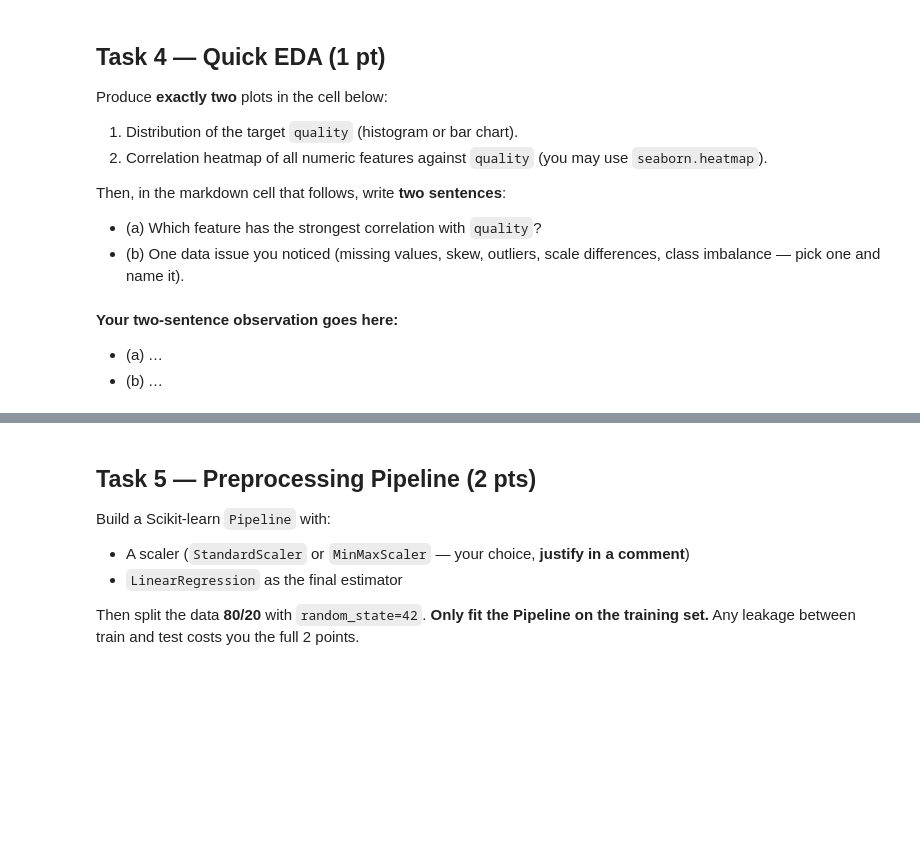
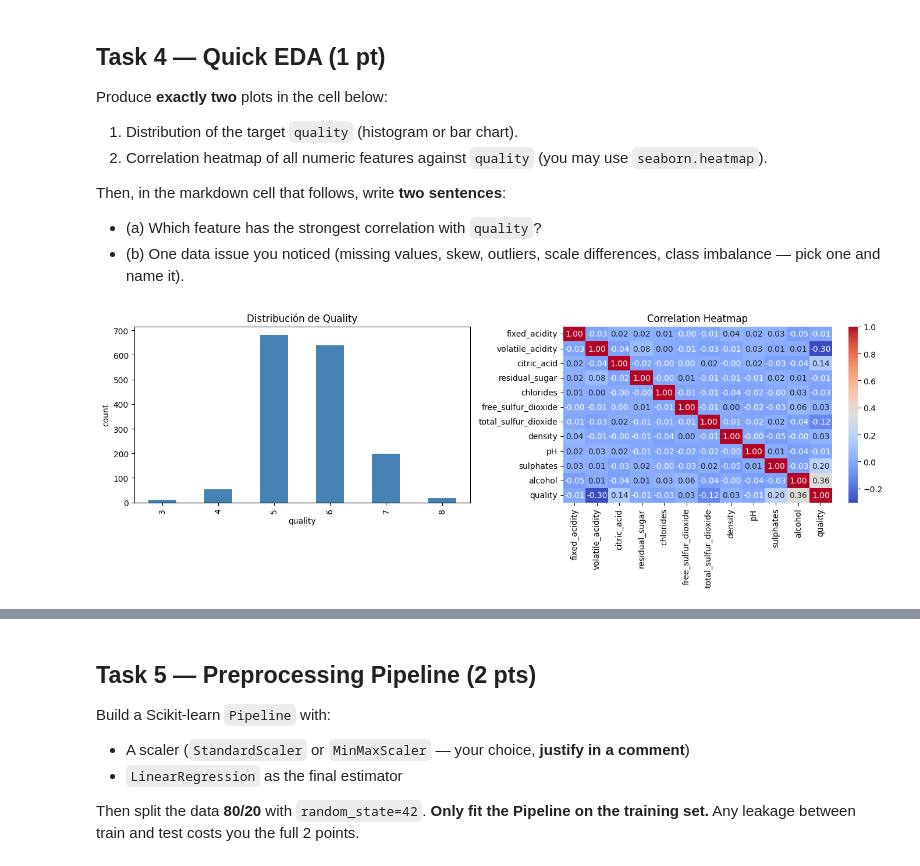
Before and after one commit to CtrlAltBryan/Machine-Learning-6-SIN-A-Mar-Jul-2026, a Jupyter notebook: notebooks/exam.ipynb, the cells around one changed output, grey strips where cells are left out. Saved outputs shown, nothing was run; the diff lists cells and outputs as text; code cells hidden in the pictures; blank space fills up the shorter version.

Commit message:
Tarea 4: EDA, gráficos de distribución y heatmap de correlación

```diff
--- a/notebooks/exam.ipynb
+++ b/notebooks/exam.ipynb
@@ -128,10 +136,21 @@ Then, in the markdown cell that follows, write **two sentences**:
 # %%
 import matplotlib.pyplot as plt
 import seaborn as sns
 
-# TODO Task 4: produce the two required plots here.
+fig, axes = plt.subplots(1, 2, figsize=(14, 5))
+
+# Plot 1: distribución de la variable objetivo 'quality'
+df['quality'].value_counts().sort_index().plot(kind='bar', ax=axes[0], color='steelblue')
+axes[0].set_title('Distribución de Quality')
+axes[0].set_xlabel('quality')
+axes[0].set_ylabel('count')
+
+# Plot 2: heatmap de correlación de todas las features con 'quality'
+corr_matrix = df.corr()
+sns.heatmap(corr_matrix, annot=True, fmt='.2f', cmap='coolwarm', ax=axes[1])
+axes[1].set_title('Correlation Heatmap')
+
+plt.tight_layout()
+plt.show()
+# %% [output]
+[figure, added]
-# %% [markdown]
-**Your two-sentence observation goes here:**
-
-- (a) *…*
-- (b) *…*
```
Also changed, not shown: parts of 2 cells of this notebook.
